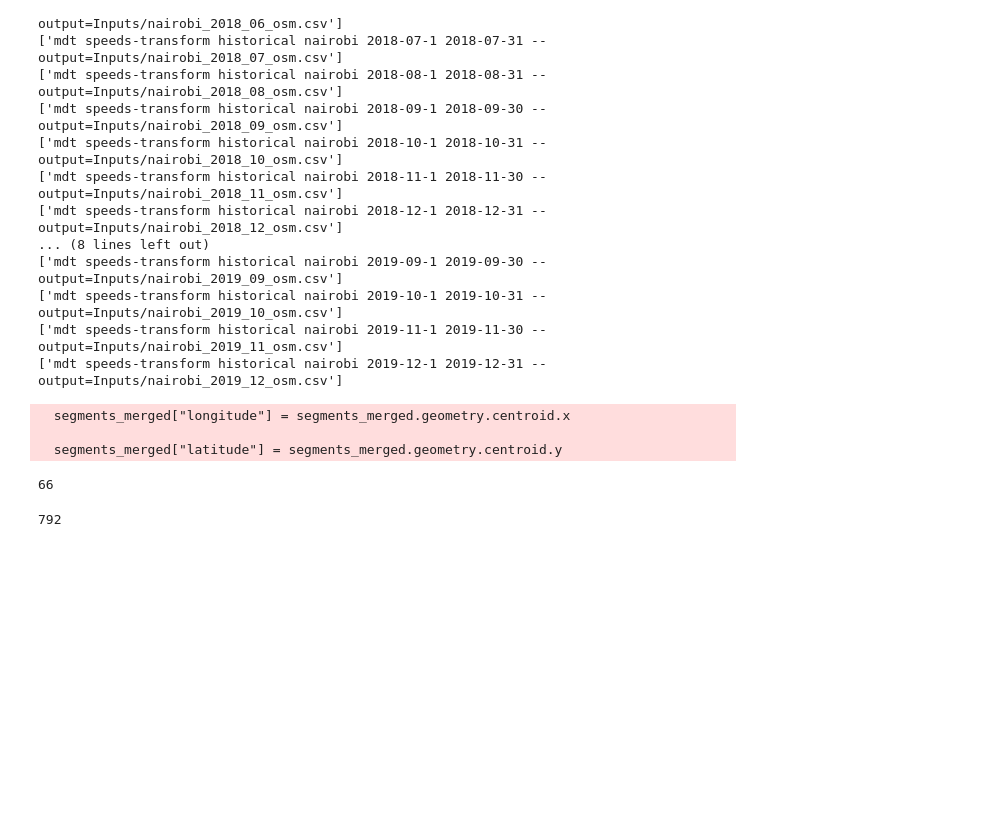
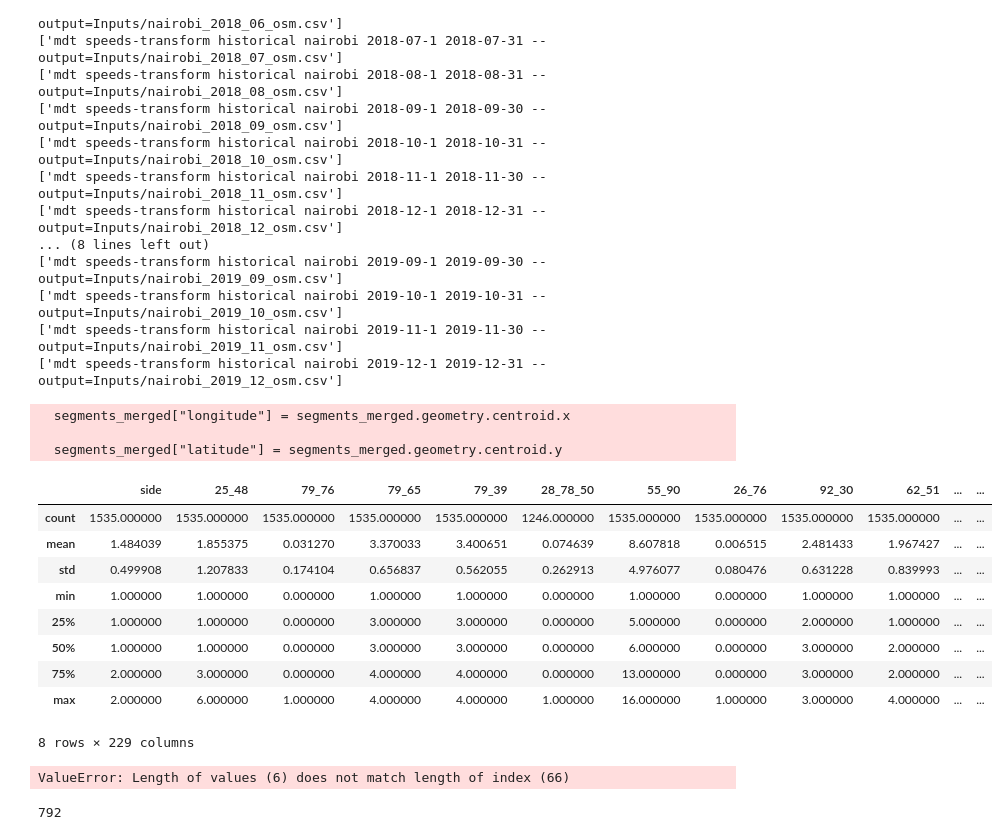
Before and after one commit to AndOleAnd/Capstone_N_A_P, a Jupyter notebook: Notebooks/Joining_geo_files.ipynb, the cells around one changed output. Cells and saved outputs as stored; diff of their text form; code cells hidden in the pictures; blank space fills up the shorter version.

```diff
--- a/Notebooks/Joining_geo_files.ipynb
+++ b/Notebooks/Joining_geo_files.ipynb
@@ -92,10 +92,29 @@ segments_merged = join_segment_files()
   segments_merged["longitude"] = segments_merged.geometry.centroid.x
 
   segments_merged["latitude"] = segments_merged.geometry.centroid.y
-# %%
-segments_merged.h3_zone_7.nunique()
-# %% [output]
-66
+# %%
+segments_merged.describe()
+# %% [output]
+|  | side | 25_48 | 79_76 | 79_65 | 79_39 | 28_78_50 | 55_90 | 26_76 | 92_30 | 62_51 | ... | ... |
+| count | 1535.000000 | 1535.000000 | 1535.000000 | 1535.000000 | 1535.000000 | 1246.000000 | 1535.000000 | 1535.000000 | 1535.000000 | 1535.000000 | ... | ... |
+| mean | 1.484039 | 1.855375 | 0.031270 | 3.370033 | 3.400651 | 0.074639 | 8.607818 | 0.006515 | 2.481433 | 1.967427 | ... | ... |
+| std | 0.499908 | 1.207833 | 0.174104 | 0.656837 | 0.562055 | 0.262913 | 4.976077 | 0.080476 | 0.631228 | 0.839993 | ... | ... |
+| min | 1.000000 | 1.000000 | 0.000000 | 1.000000 | 1.000000 | 0.000000 | 1.000000 | 0.000000 | 1.000000 | 1.000000 | ... | ... |
+| 25% | 1.000000 | 1.000000 | 0.000000 | 3.000000 | 3.000000 | 0.000000 | 5.000000 | 0.000000 | 2.000000 | 1.000000 | ... | ... |
+| 50% | 1.000000 | 1.000000 | 0.000000 | 3.000000 | 3.000000 | 0.000000 | 6.000000 | 0.000000 | 3.000000 | 2.000000 | ... | ... |
+| 75% | 2.000000 | 3.000000 | 0.000000 | 4.000000 | 4.000000 | 0.000000 | 13.000000 | 0.000000 | 3.000000 | 2.000000 | ... | ... |
+| max | 2.000000 | 6.000000 | 1.000000 | 4.000000 | 4.000000 | 1.000000 | 16.000000 | 1.000000 | 3.000000 | 4.000000 | ... | ... |
+8 rows × 229 columns
+# %%
+
+segments_h3_zone_7= segments_merged.groupby(by='h3_zone_7').max()
+segments_h3_zone_7['h3_zone_5']= segments_merged.groupby(by='h3_zone_5').latitude.max()
+segments_h3_zone_7['h3_zone_6']= segments_merged.groupby(by='h3_zone_6').latitude.max()
+segments_h3_zone_7['latitude']= segments_merged.groupby(by='h3_zone_7').latitude.mean()
+segments_h3_zone_7['longitude']= segments_merged.groupby(by='h3_zone_7').longitude.mean()
+segments_h3_zone_7.head()
+# %% [output]
+ValueError: Length of values (6) does not match length of index (66)
 # %%
 path = '../Inputs/'
 road_surveys='Segment_info.csv'
```
Also changed, not shown: parts of 2 cells of this notebook, 1 other file.
